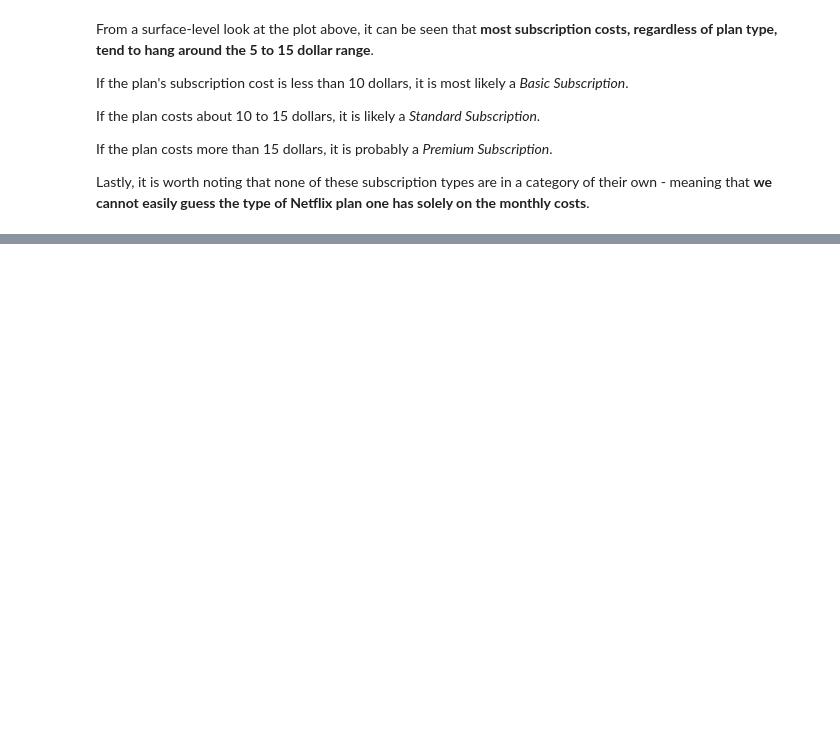
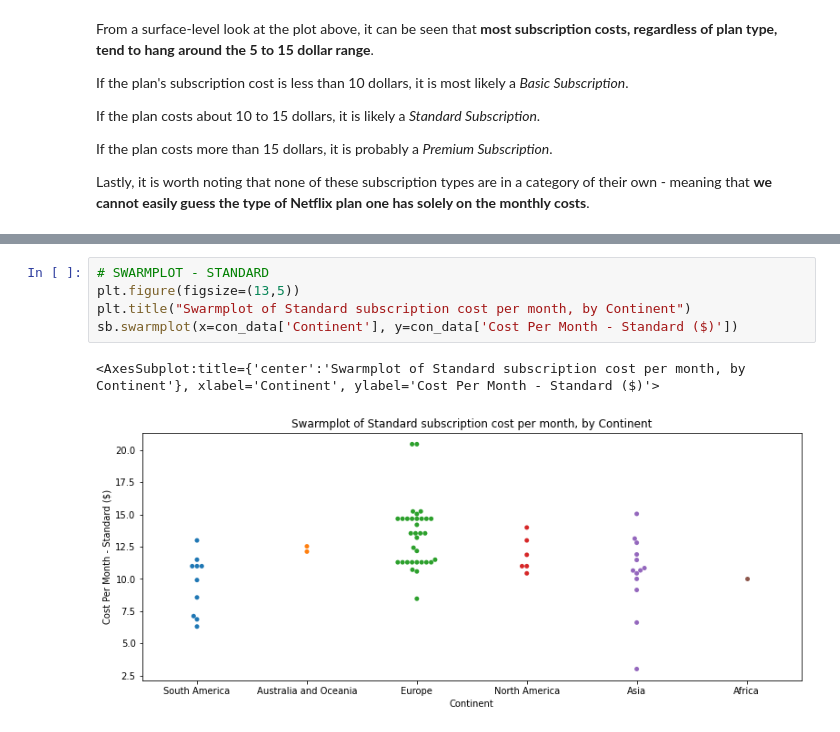
Before and after one commit to almncarlo/netflix-price-visualization, a Jupyter notebook: notebook.ipynb, the cells around one changed output, grey strips where cells are left out. Cells and saved outputs as stored; diff of their text form; blank space fills up the shorter version.

```diff
--- a/notebook.ipynb
+++ b/notebook.ipynb
@@ -73,0 +86,8 @@ Lastly, it is worth noting that none of these subscription types are in a catego
+# %%
+# SWARMPLOT - STANDARD
+plt.figure(figsize=(13,5))
+plt.title("Swarmplot of Standard subscription cost per month, by Continent")
+sb.swarmplot(x=con_data['Continent'], y=con_data['Cost Per Month - Standard ($)'])
+# %% [output]
+<AxesSubplot:title={'center':'Swarmplot of Standard subscription cost per month, by Continent'}, xlabel='Continent', ylabel='Cost Per Month - Standard ($)'>
+[figure, added]
```
Also changed, not shown: parts of 7 cells of this notebook.
